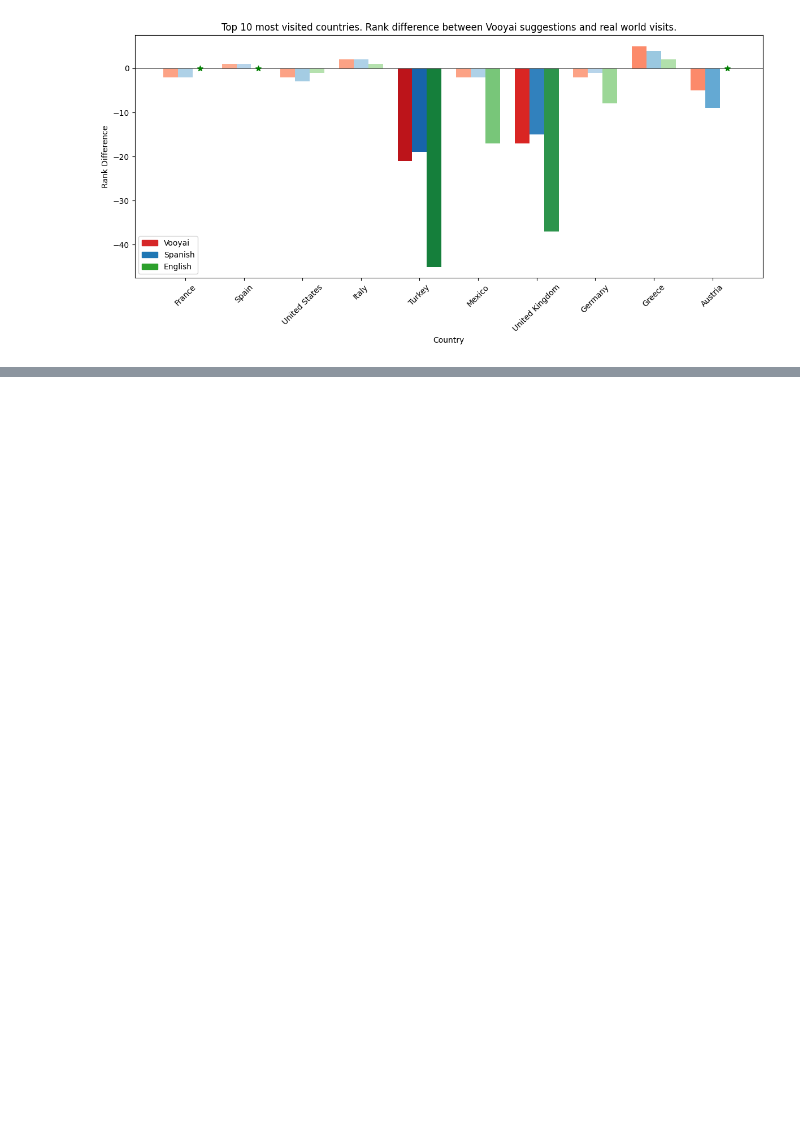
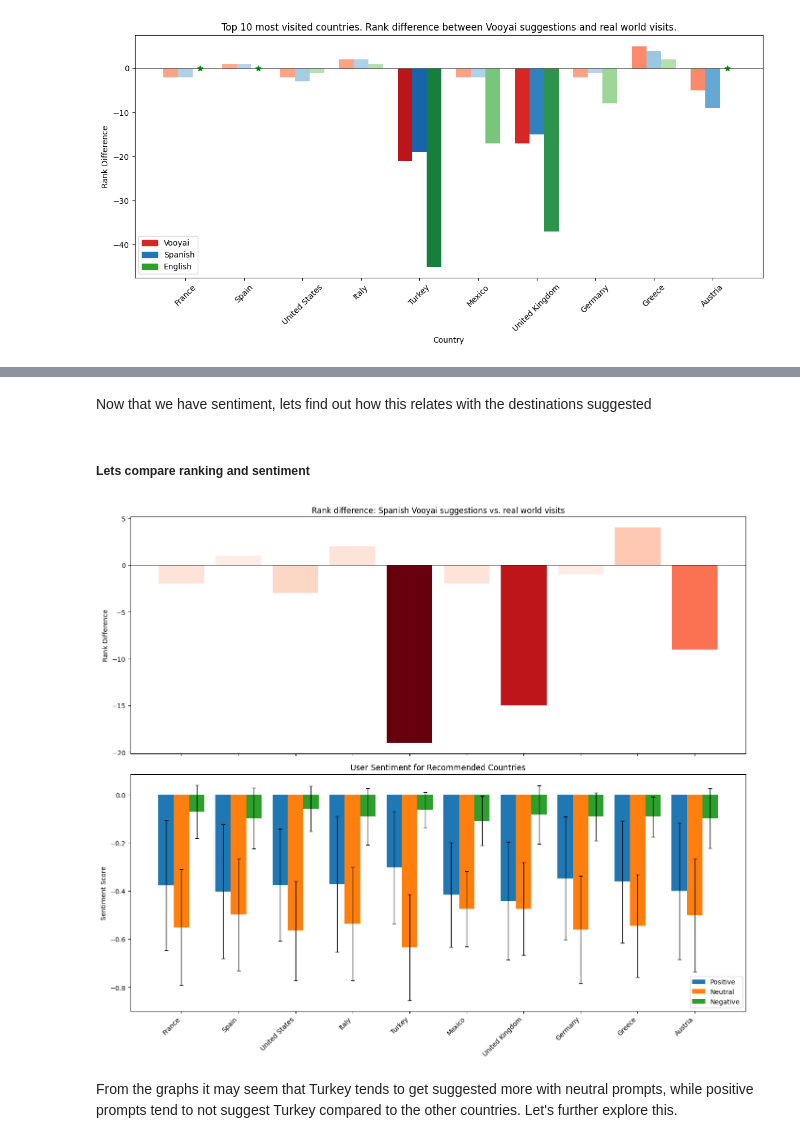
Before and after one commit to Montyro/vooyai-analytics, a Jupyter notebook: visualization.ipynb, the cells around one changed output, grey strips where cells are left out. Saved outputs shown, nothing was run; the diff lists cells and outputs as text; code cells hidden in the pictures; blank space fills up the shorter version.

Commit message:
Added sentiment analysis nb

```diff
--- a/visualization.ipynb
+++ b/visualization.ipynb
@@ -206,8 +208,6 @@ ranking = pd.DataFrame({
 #We keep top 10 countries with more destinations from vooyai, and replace  the sum with the order
 vooyai_top_countries = country_destinations_count.sort_values(ascending=False).reset_index()
 vooyai_top_countries['rank'] = vooyai_top_countries.index
-vooyai_top_countries['countrycode'].isin(ranking['CC'])
-vooyai_top_countries = vooyai_top_countries[vooyai_top_countries['countrycode'].isin(ranking['CC'])]
 # Sort vooyai_top_countries based on the order of CC in ranking
 vooyai_top_countries = vooyai_top_countries[vooyai_top_countries['countrycode'].isin(ranking['CC'])]
 vooyai_top_countries = vooyai_top_countries.set_index('countrycode').loc[ranking['CC']].reset_index()
@@ -397,0 +454,55 @@ The results reveal unexpected patterns in ranking differences between Vooyai sug
+# %% [markdown]
+Now that we have sentiment, lets find out how this relates with the destinations suggested
+# %%
+#First lets create a new dataframe adding to each discovery the sentiment of the prompts.
+# Merge the dataframes based on id and parent_id
+combined_es_df = es_df.merge(ddf_es,how='left',left_on='parent_id',right_on='id')
+
+#Remove redundant columns
+combined_es_df = combined_es_df.drop(columns='id')
+# %%
+#Now we keep only the countries from the top 10
+combined_es_df10 = combined_es_df[combined_es_df['countrycode'].isin(ranking['CC'])]
+
+#And get some sentiment statistics per country.
+cesdf10_stats = combined_es_df10.groupby('countrycode').agg({'neg':['mean','std'],'neu':['mean','std'],'pos':['mean','std']})
+#Sort index so it matches the ranking one
+cesdf10_stats = cesdf10_stats.reset_index().set_index('countrycode').loc[ranking['CC']].reset_index()
+# %% [markdown]
+##### Lets compare ranking and sentiment
+# %%
+#And now lets do some plotting.
+plt.rcParams['axes.facecolor'] = 'white'
+# Plotting
+# Assuming you have your data in pandas DataFrames: ranking_df and sentiment_df
+
+fig, (ax1, ax2) = plt.subplots(2, 1, figsize=(14, 12), sharex=True)
+
+# Upper panel: Rank difference chart (your existing code)
+colors = plt.cm.Reds(np.abs(ranking_df['es_rank_diff']) / np.abs(ranking_df['es_rank_diff']).max())
+ax1.bar(ranking['Country'], ranking_df['es_rank_diff'], color=colors)
+ax1.set_title('Rank difference: Spanish Vooyai suggestions vs. real world visits')
+ax1.set_ylabel('Rank Difference')
+ax1.axhline(y=0, color='black', linestyle='-', linewidth=0.5)
+
+# Lower panel: Sentiment chart
+x = np.arange(len(ranking['Country']))
+width = 0.27
+error_kw=dict(lw=1, capsize=3, capthick=1)
+
+# Assuming sentiment_df has columns: Country, pos_mean, neu_mean, neg_mean, pos_std, neu_std, neg_std
+ax2.bar(x - width, -cesdf10_stats[('pos','mean')], width, label='Positive', yerr=cesdf10_stats[('pos','std')],error_kw=error_kw)
+ax2.bar(x,- cesdf10_stats[('neu','mean')], width, label='Neutral', yerr=cesdf10_stats[('neu','std')],error_kw=error_kw)
+ax2.bar(x + width, -cesdf10_stats[('neg','mean')], width, label='Negative', yerr=cesdf10_stats[('neg','std')],error_kw=error_kw)
+
+ax2.set_ylabel('Sentiment Score')
+ax2.set_title('User Sentiment for Recommended Countries')
+ax2.set_xticks(x)
+ax2.set_xticklabels(ranking['Country'], rotation=45, ha='right')
+ax2.legend()
+plt.tight_layout()
+plt.show()
+# %% [output]
+[figure, added]
+# %% [markdown]
+From the graphs it may seem that Turkey tends to get suggested more with neutral prompts, while positive prompts tend to not suggest Turkey compared to the other countries. Let's further explore this.
```
Also changed, not shown: parts of 33 cells of this notebook, 3 other files.
